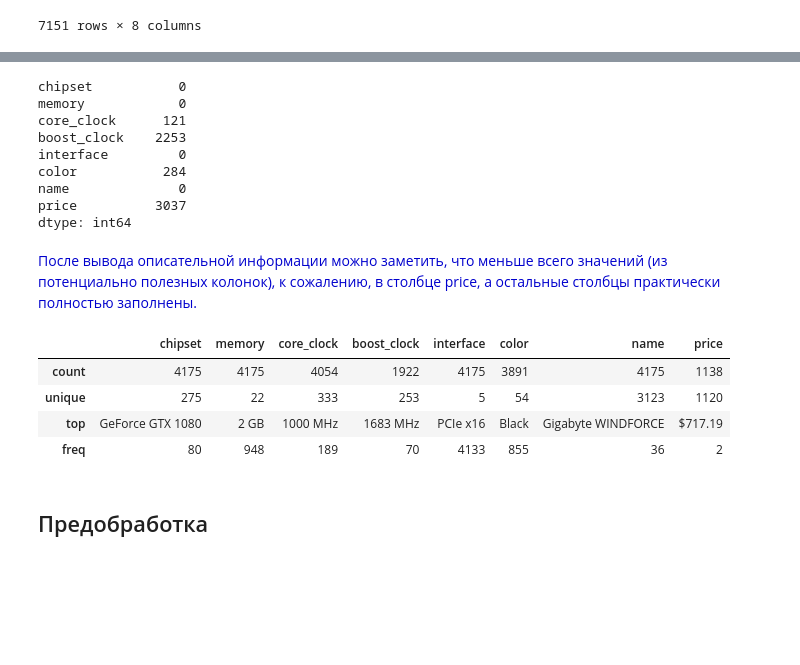
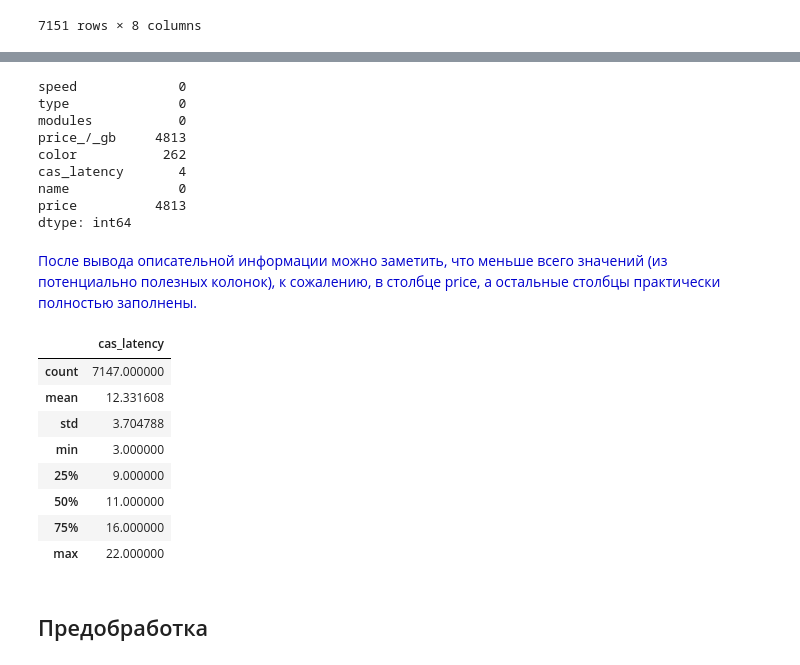
Before and after one commit to kykazabra/kursach_ml_4sem, a Jupyter notebook: Использование моделей машинного обучения, построенных на основе регрессий.ipynb, the cells around one changed output, grey strips where cells are left out. Drawn from its saved outputs; the diff is of its cells as text; code cells hidden in the pictures; blank space fills up the shorter version.

```diff
--- a/Использование моделей машинного обучения, построенных на основе регрессий.ipynb
+++ b/Использование моделей машинного обучения, построенных на основе регрессий.ipynb
@@ -107,29 +107,33 @@ Data columns (total 8 columns):
 dtypes: float64(1), object(7)
 memory usage: 447.1+ KB
 # %%
-df.isna().sum()  # Кол-во null в каждом столбце
+mem.isna().sum()  # Кол-во null в каждом столбце
 # %% [output]
-chipset           0
-memory            0
-core_clock      121
-boost_clock    2253
-interface         0
-color           284
+speed             0
+type              0
+modules           0
+price_/_gb     4813
+color           262
+cas_latency       4
 name              0
-price          3037
+price          4813
 dtype: int64
 # %% [markdown]
 <span style="color:mediumblue">
 После вывода описательной информации можно заметить, что меньше всего значений (из потенциально полезных колонок), к сожалению, в столбце price, а остальные столбцы практически полностью заполнены.
 </span>
 # %%
-df.describe()  # Краткая сводка по числовым характеристикам
+mem.describe()  # Краткая сводка по числовым характеристикам
 # %% [output]
-|  | chipset | memory | core_clock | boost_clock | interface | color | name | price |
-| count | 4175 | 4175 | 4054 | 1922 | 4175 | 3891 | 4175 | 1138 |
-| unique | 275 | 22 | 333 | 253 | 5 | 54 | 3123 | 1120 |
-| top | GeForce GTX 1080 | 2 GB | 1000 MHz | 1683 MHz | PCIe x16 | Black | Gigabyte WINDFORCE | $717.19 |
-| freq | 80 | 948 | 189 | 70 | 4133 | 855 | 36 | 2 |
+|  | cas_latency |
+| count | 7147.000000 |
+| mean | 12.331608 |
+| std | 3.704788 |
+| min | 3.000000 |
+| 25% | 9.000000 |
+| 50% | 11.000000 |
+| 75% | 16.000000 |
+| max | 22.000000 |
 # %% [markdown]
 ## Предобработка
 # %%
```
